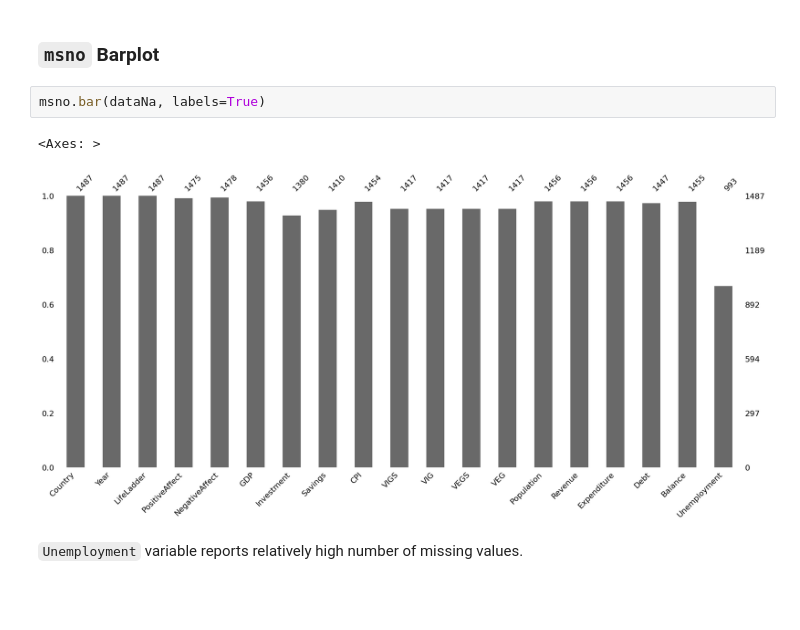
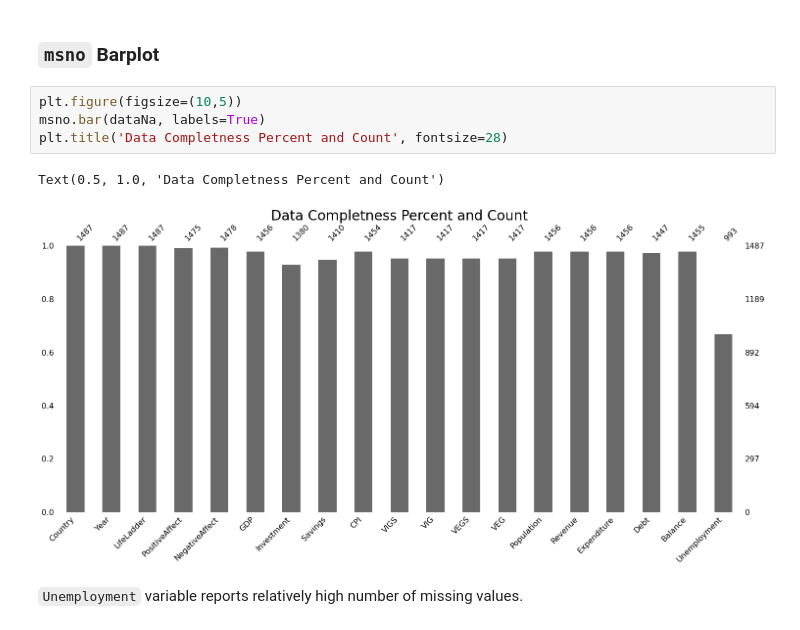
Before and after one commit to cskang3627/happiness, a Jupyter notebook: FinalProjectGroup_Sp23_The_Group.ipynb, the cells around one changed output. Drawn from its saved outputs; the diff is of its cells as text; blank space fills up the shorter version.

```diff
--- a/FinalProjectGroup_Sp23_The_Group.ipynb
+++ b/FinalProjectGroup_Sp23_The_Group.ipynb
@@ -391,11 +391,13 @@ print(data.shape)
 The shape of `dataNa` shows that we have dropped about 500 of observations from missing data. Following will analyze the missing data.
 # %% [markdown]
 ### `msno` Barplot
-# %%
-msno.bar(dataNa, labels=True)
-# %% [output]
-<Axes: >
-[figure, removed]
+# %%
+plt.figure(figsize=(10,5))
+msno.bar(dataNa, labels=True)
+plt.title('Data Completness Percent and Count', fontsize=28)
+# %% [output]
+Text(0.5, 1.0, 'Data Completness Percent and Count')
+[figure, added]
 # %% [markdown]
 `Unemployment` variable reports relatively high number of missing values.
 # %% [markdown]
```
Also changed, not shown: parts of 7 cells of this notebook.
